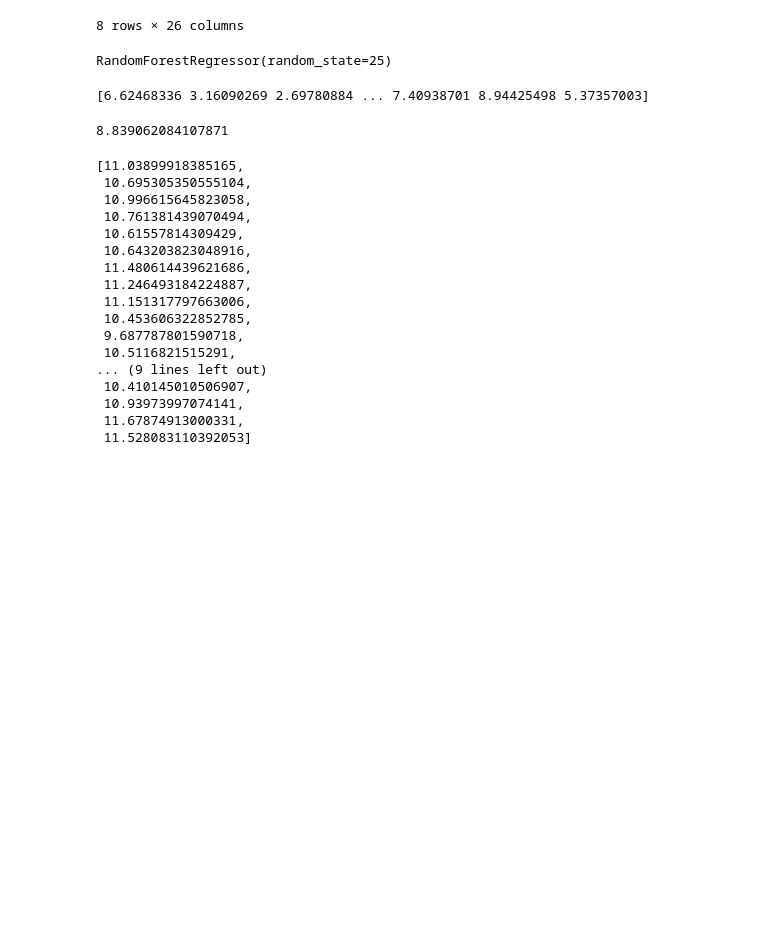
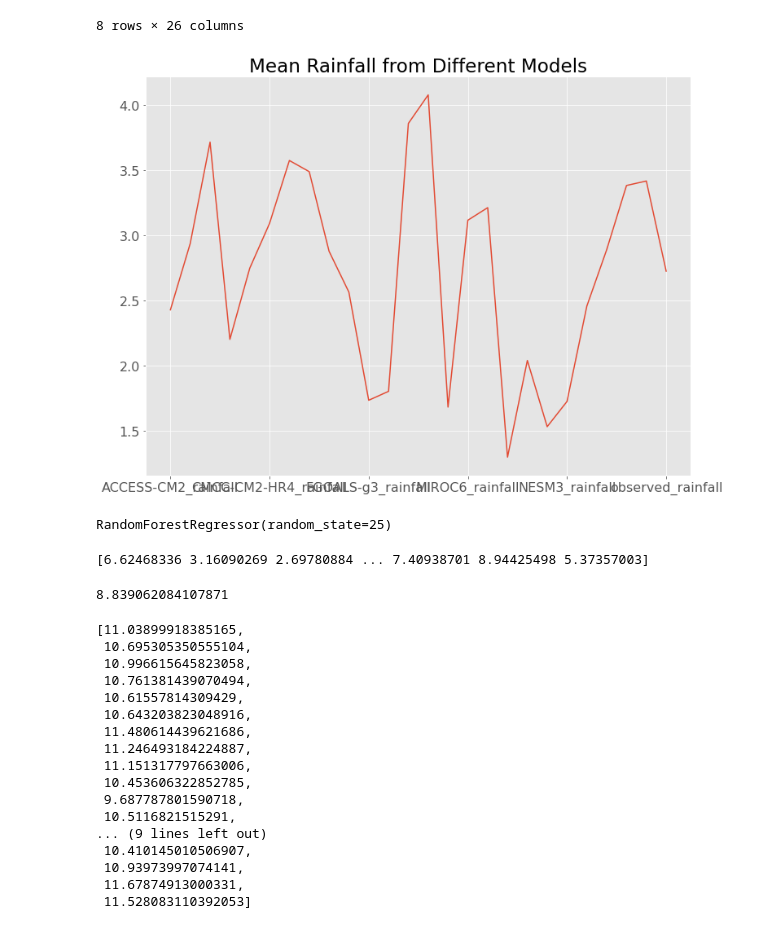
Before and after one commit to UBC-MDS/DSCI_525_Group25, a Jupyter notebook: milestone3/Milestone3-Task3.ipynb, the cells around one changed output. Drawn from its saved outputs; the diff is of its cells as text; code cells hidden in the pictures; blank space fills up the shorter version.

Commit message:
Add Visual EDA

```diff
--- a/milestone3/Milestone3-Task3.ipynb
+++ b/milestone3/Milestone3-Task3.ipynb
@@ -92,6 +93,12 @@ train_df.describe(include="all")
 | 75% | 1.445456 | 2.398539 | 3.601697e+00 | 1.318940e+00 | ... |
 | max | 149.967634 | 157.605713 | 8.946575e+01 | 1.344652e+02 | ... |
 8 rows × 26 columns
+# %%
+# EDA
+X_train_mean = train_df.mean(axis=0)
+X_train_mean.plot(figsize=(12, 9), title="Mean Rainfall from Different Models");
+# %% [output]
+[figure, added]
 # %%
 X_train = train_df.drop(columns=["observed_rainfall"])
 y_train = train_df["observed_rainfall"]
```
Also changed, not shown: parts of 1 cell of this notebook.
